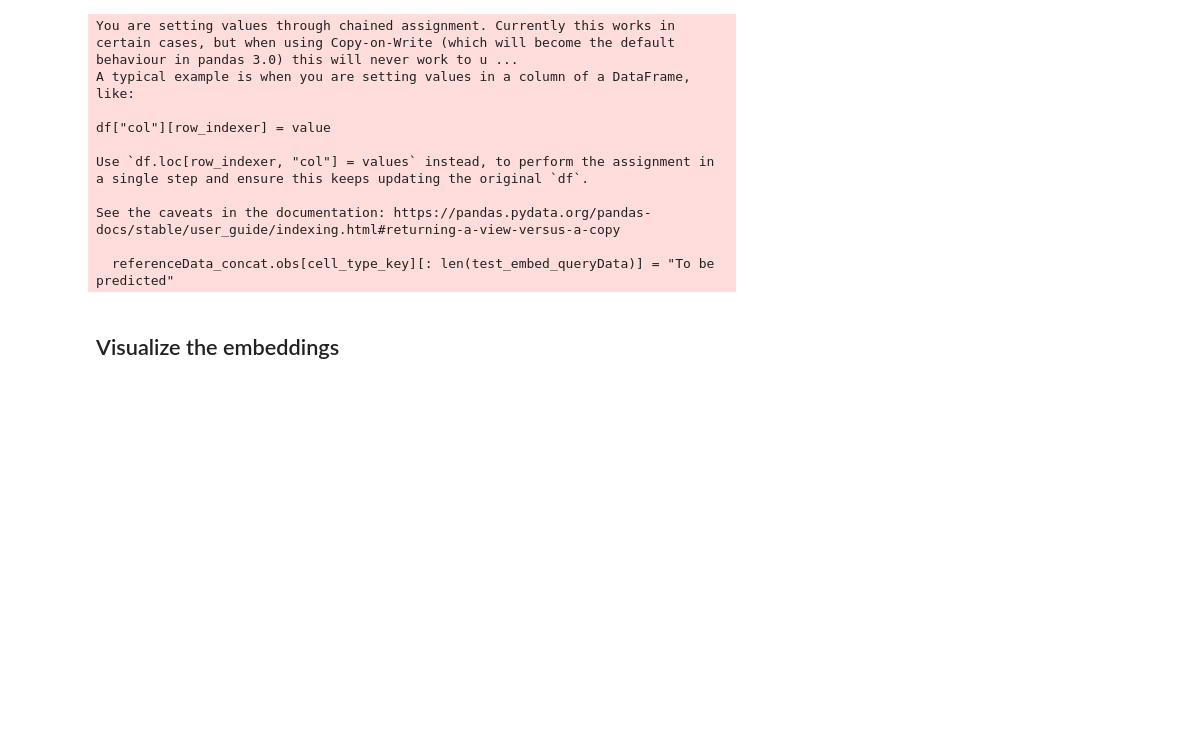
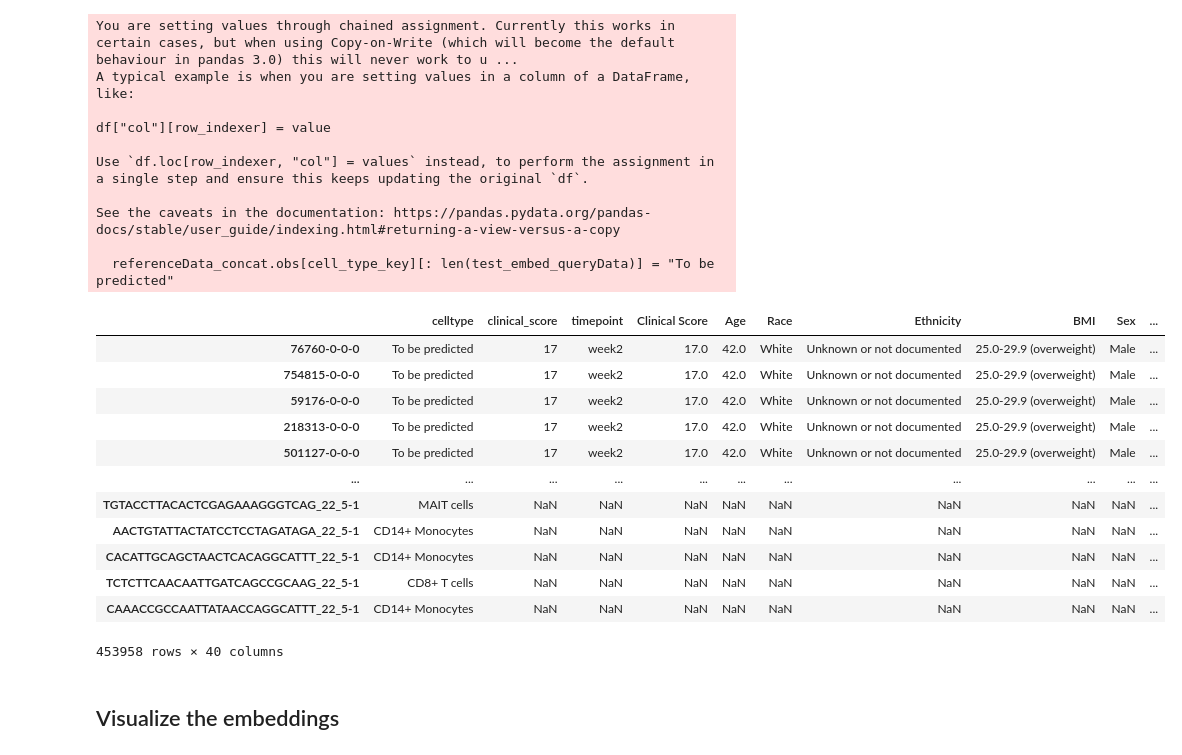
Before and after one commit to subramaniam-lab-ucsd/covid-annotation-scgpt, a Jupyter notebook: code/tutorials/zero-shot/Tutorial_ZeroShot_Reference_Mapping.ipynb, the cells around one changed output. Drawn from its saved outputs; the diff is of its cells as text; code cells hidden in the pictures; blank space fills up the shorter version.

```diff
--- a/code/tutorials/zero-shot/Tutorial_ZeroShot_Reference_Mapping.ipynb
+++ b/code/tutorials/zero-shot/Tutorial_ZeroShot_Reference_Mapping.ipynb
@@ -177,6 +178,22 @@ Use `df.loc[row_indexer, "col"] = values` instead, to perform the assignment in
 See the caveats in the documentation: https://pandas.pydata.org/pandas-docs/stable/user_guide/indexing.html#returning-a-view-versus-a-copy
 
   referenceData_concat.obs[cell_type_key][: len(test_embed_queryData)] = "To be predicted"
+# %%
+referenceData_concat.obs
+# %% [output]
+|  | celltype | clinical_score | timepoint | Clinical Score | Age | Race | Ethnicity | BMI | Sex | ... |
+| 76760-0-0-0 | To be predicted | 17 | week2 | 17.0 | 42.0 | White | Unknown or not documented | 25.0-29.9 (overweight) | Male | ... |
+| 754815-0-0-0 | To be predicted | 17 | week2 | 17.0 | 42.0 | White | Unknown or not documented | 25.0-29.9 (overweight) | Male | ... |
+| 59176-0-0-0 | To be predicted | 17 | week2 | 17.0 | 42.0 | White | Unknown or not documented | 25.0-29.9 (overweight) | Male | ... |
+| 218313-0-0-0 | To be predicted | 17 | week2 | 17.0 | 42.0 | White | Unknown or not documented | 25.0-29.9 (overweight) | Male | ... |
+| 501127-0-0-0 | To be predicted | 17 | week2 | 17.0 | 42.0 | White | Unknown or not documented | 25.0-29.9 (overweight) | Male | ... |
+| ... | ... | ... | ... | ... | ... | ... | ... | ... | ... | ... |
+| TGTACCTTACACTCGAGAAAGGGTCAG_22_5-1 | MAIT cells | NaN | NaN | NaN | NaN | NaN | NaN | NaN | NaN | ... |
+| AACTGTATTACTATCCTCCTAGATAGA_22_5-1 | CD14+ Monocytes | NaN | NaN | NaN | NaN | NaN | NaN | NaN | NaN | ... |
+| CACATTGCAGCTAACTCACAGGCATTT_22_5-1 | CD14+ Monocytes | NaN | NaN | NaN | NaN | NaN | NaN | NaN | NaN | ... |
+| TCTCTTCAACAATTGATCAGCCGCAAG_22_5-1 | CD8+ T cells | NaN | NaN | NaN | NaN | NaN | NaN | NaN | NaN | ... |
+| CAAACCGCCAATTATAACCAGGCATTT_22_5-1 | CD14+ Monocytes | NaN | NaN | NaN | NaN | NaN | NaN | NaN | NaN | ... |
+453958 rows × 40 columns
 # %% [markdown]
 ## Visualize the embeddings
 # %% [markdown]
```
Also changed, not shown: parts of 25 cells of this notebook, 1 other file.
